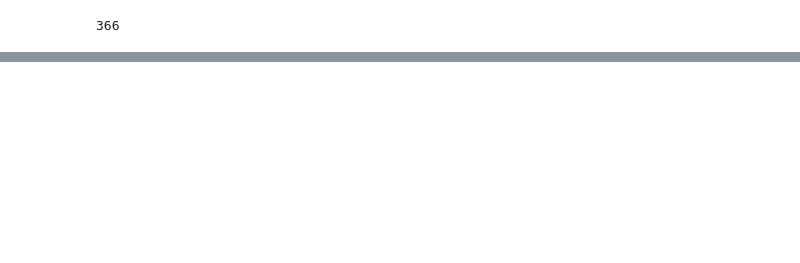
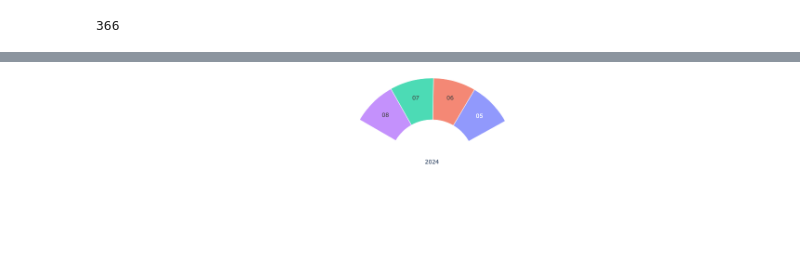
Before and after one commit to KeithDavis067/taskbraid, a Jupyter notebook: python/circlecal/latest_circle_year.ipynb, the cells around one changed output, grey strips where cells are left out. Saved outputs shown, nothing was run; the diff lists cells and outputs as text; code cells hidden in the pictures; blank space fills up the shorter version.

```diff
--- a/python/circlecal/latest_circle_year.ipynb
+++ b/python/circlecal/latest_circle_year.ipynb
@@ -99,2 +96,22 @@ AttributeError: 'datetime.datetime' object has no attribute 'offset'
+# %%
+yeard = dict(labels=[str(year.year)] + [str(m.month) for m in year[4:8]],
+             parents=[""] + [str(year.year)] * len(year[4:8]),
+             values=[366] + [len(m) for m in year[4:8]]
+            )
+sbfig =go.Figure(go.Sunburst(
+    labels=yeard["labels"],
+    parents=yeard["parents"],
+    values=yeard["values"],
+    sort=False,
+    rotation=model.to_theta(year[4][0].datetime())-90,
+    branchvalues="total",
+))
+# Update layout for tight margin
+# See https://plotly.com/python/creating-and-updating-figures/
+sbfig.update_layout(margin = dict(t=0, l=0, r=0, b=0))
+
+sbfig.show()
+# %% [output]
+[figure, added]
 # %%
 # %% [output]
```
Also changed, not shown: parts of 17 cells of this notebook, 3 other files.
